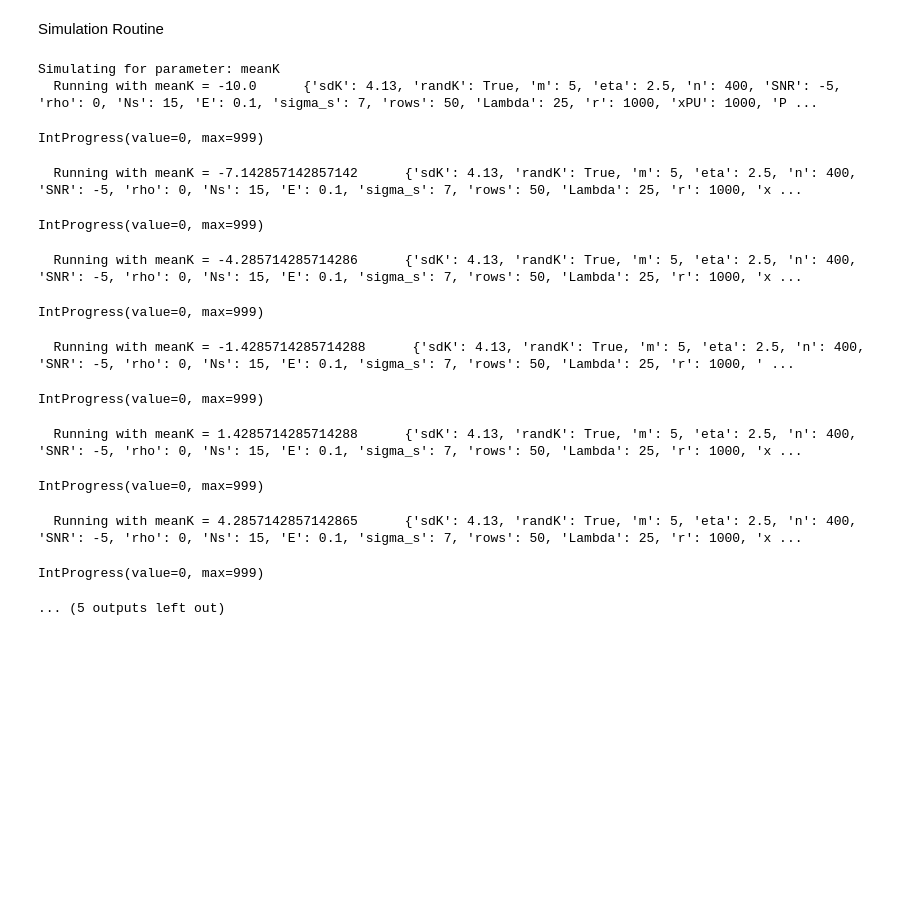
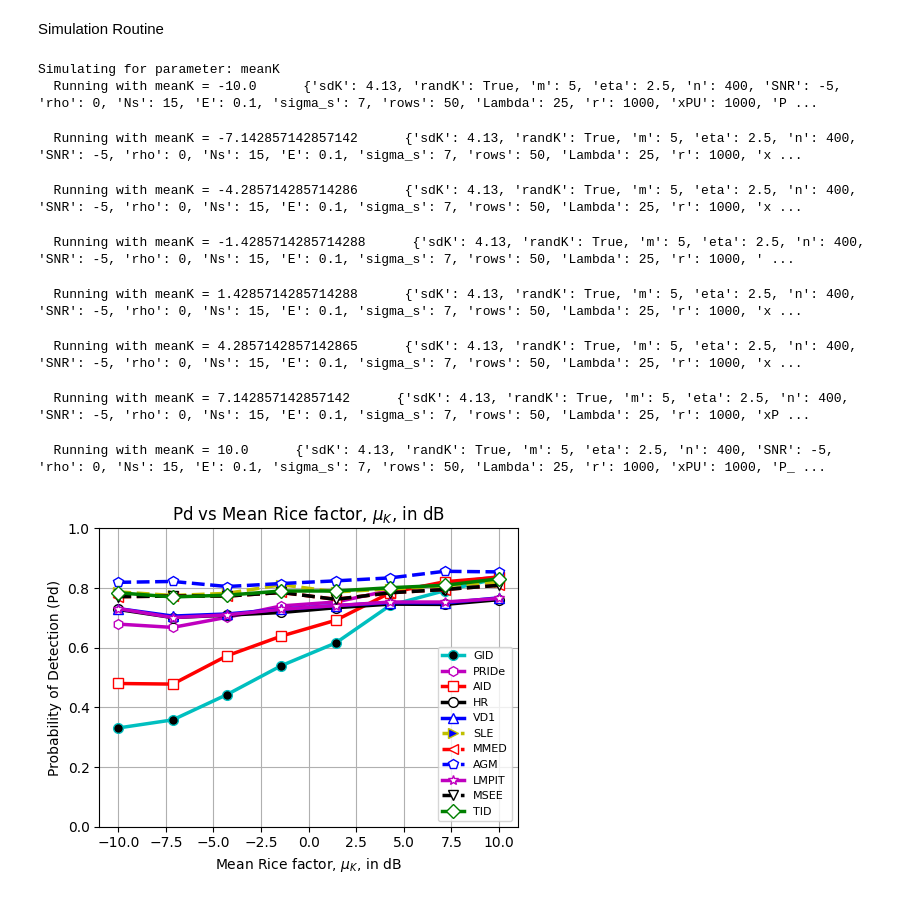
Before and after one commit to luizrenault/snrmodel, a Jupyter notebook: ss_sim.ipynb, the cells around one changed output. Cells and saved outputs as stored; diff of their text form; code cells hidden in the pictures; blank space fills up the shorter version.

```diff
--- a/ss_sim.ipynb
+++ b/ss_sim.ipynb
@@ -1053,9 +1052,6 @@ for parameter_name, parameter in parameter_infos.items():
 
             all_metrics = {key: {'H0': [], 'H1': []} for key in curve_styles.keys()}
 
-            f = IntProgress(min=0, max=current_parameters['runs']-1)
-            display(f)
-
             if parameter_name in ['r', 'xPU', 'eta', 'P_txPU', 'd0', 'sigma_s']:
                 current_parameters['E_P_rxSU'] = CalcRXPower(current_parameters)
 
@@ -1070,14 +1066,13 @@ for parameter_name, parameter in parameter_infos.items():
 
 
 
-            for _ in range(current_parameters['runs']):
+            for _ in tqdm(range(current_parameters['runs'])):
                 f.value += 1 # signal to increment the progress bar
                 metrics = iteration(current_parameters)
                 for key, values in metrics.items():
                     all_metrics[key]['H0'].append(values[0])
                     all_metrics[key]['H1'].append(values[1])
-
-            f.close()
+                pass
 
             for key in results.keys():
                 results[key]['H0'].append(np.mean(all_metrics[key]['H0']))
@@ -1194,42 +1189,38 @@ for parameter_name, parameter in parameter_infos.items():
                 ax.grid(True)
                 ax.tick_params(axis='both', which='major', labelsize=8)
                 ax.tick_params(axis='both', which='minor', labelsize=6)
                 # Collect legend handles/labels from the first subplot only
                 if idx == 0:
                     legend_handles = [h0_line, h0_line_max, h1_line, h1_line_min, threshold_line]
                     legend_labels = ['H0 avg', 'H0 max', 'H1 avg', 'H1 min', 'Decision Threshold']
 
             axs[-1].axis('off')
             axs[-1].legend(legend_handles, legend_labels, loc='upper center', fontsize=10, frameon=True)
 
             plt.tight_layout()
             plt.show()
 
         # Plot Pd vs parameter
         plt.figure(figsize=(5, 4))
         for key in curve_styles.keys():
             plt.plot(parameter.variation, results[key]['Pd'], curve_styles[key]['fmt'], linewidth=curve_styles[key]['linewidth'], markerfacecolor=curve_styles[key]['markerfacecolor'], markersize=curve_styles[key]['markersize'], label=curve_styles[key]['label'])
 
         plt.ylim(0, 1)
         plt.xlabel(parameter.xlabel)
         plt.ylabel('Probability of Detection (Pd)')
         plt.title('Pd vs ' + parameter.xlabel)
         plt.legend(fontsize=8)
         plt.grid(True)
         plt.tight_layout()
         plt.show()
 # %% [output]
 Simulating for parameter: meanK
   Running with meanK = -10.0      {'sdK': 4.13, 'randK': True, 'm': 5, 'eta': 2.5, 'n': 400, 'SNR': -5, 'rho': 0, 'Ns': 15, 'E': 0.1, 'sigma_s': 7, 'rows': 50, 'Lambda': 25, 'r': 1000, 'xPU': 1000, 'P ...
-IntProgress(value=0, max=999)
+  Running with meanK = -7.142857142857142      {'sdK': 4.13, 'randK': True, 'm': 5, 'eta': 2.5, 'n': 400, 'SNR': -5, 'rho': 0, 'Ns': 15, 'E': 0.1, 'sigma_s': 7, 'rows': 50, 'Lambda': 25, 'r': 1000, 'x ...
-  Running with meanK = -7.142857142857142      {'sdK': 4.13, 'randK': True, 'm': 5, 'eta': 2.5, 'n': 400, 'SNR': -5, 'rho': 0, 'Ns': 15, 'E': 0.1, 'sigma_s': 7, 'rows': 50, 'Lambda': 25, 'r': 1000, 'x ...
+  Running with meanK = -4.285714285714286      {'sdK': 4.13, 'randK': True, 'm': 5, 'eta': 2.5, 'n': 400, 'SNR': -5, 'rho': 0, 'Ns': 15, 'E': 0.1, 'sigma_s': 7, 'rows': 50, 'Lambda': 25, 'r': 1000, 'x ...
-IntProgress(value=0, max=999)
+  Running with meanK = -1.4285714285714288      {'sdK': 4.13, 'randK': True, 'm': 5, 'eta': 2.5, 'n': 400, 'SNR': -5, 'rho': 0, 'Ns': 15, 'E': 0.1, 'sigma_s': 7, 'rows': 50, 'Lambda': 25, 'r': 1000, ' ...
-  Running with meanK = -4.285714285714286      {'sdK': 4.13, 'randK': True, 'm': 5, 'eta': 2.5, 'n': 400, 'SNR': -5, 'rho': 0, 'Ns': 15, 'E': 0.1, 'sigma_s': 7, 'rows': 50, 'Lambda': 25, 'r': 1000, 'x ...
+  Running with meanK = 1.4285714285714288      {'sdK': 4.13, 'randK': True, 'm': 5, 'eta': 2.5, 'n': 400, 'SNR': -5, 'rho': 0, 'Ns': 15, 'E': 0.1, 'sigma_s': 7, 'rows': 50, 'Lambda': 25, 'r': 1000, 'x ...
-IntProgress(value=0, max=999)
+  Running with meanK = 4.2857142857142865      {'sdK': 4.13, 'randK': True, 'm': 5, 'eta': 2.5, 'n': 400, 'SNR': -5, 'rho': 0, 'Ns': 15, 'E': 0.1, 'sigma_s': 7, 'rows': 50, 'Lambda': 25, 'r': 1000, 'x ...
-  Running with meanK = -1.4285714285714288      {'sdK': 4.13, 'randK': True, 'm': 5, 'eta': 2.5, 'n': 400, 'SNR': -5, 'rho': 0, 'Ns': 15, 'E': 0.1, 'sigma_s': 7, 'rows': 50, 'Lambda': 25, 'r': 1000, ' ...
+  Running with meanK = 7.142857142857142      {'sdK': 4.13, 'randK': True, 'm': 5, 'eta': 2.5, 'n': 400, 'SNR': -5, 'rho': 0, 'Ns': 15, 'E': 0.1, 'sigma_s': 7, 'rows': 50, 'Lambda': 25, 'r': 1000, 'xP ...
-IntProgress(value=0, max=999)
+  Running with meanK = 10.0      {'sdK': 4.13, 'randK': True, 'm': 5, 'eta': 2.5, 'n': 400, 'SNR': -5, 'rho': 0, 'Ns': 15, 'E': 0.1, 'sigma_s': 7, 'rows': 50, 'Lambda': 25, 'r': 1000, 'xPU': 1000, 'P_ ...
-  Running with meanK = 1.4285714285714288      {'sdK': 4.13, 'randK': True, 'm': 5, 'eta': 2.5, 'n': 400, 'SNR': -5, 'rho': 0, 'Ns': 15, 'E': 0.1, 'sigma_s': 7, 'rows': 50, 'Lambda': 25, 'r': 1000, 'x ...
-IntProgress(value=0, max=999)
-  Running with meanK = 4.2857142857142865      {'sdK': 4.13, 'randK': True, 'm': 5, 'eta': 2.5, 'n': 400, 'SNR': -5, 'rho': 0, 'Ns': 15, 'E': 0.1, 'sigma_s': 7, 'rows': 50, 'Lambda': 25, 'r': 1000, 'x ...
-IntProgress(value=0, max=999)
-... (5 outputs left out)
+[figure, added]
```
Also changed, not shown: parts of 1 cell of this notebook.
